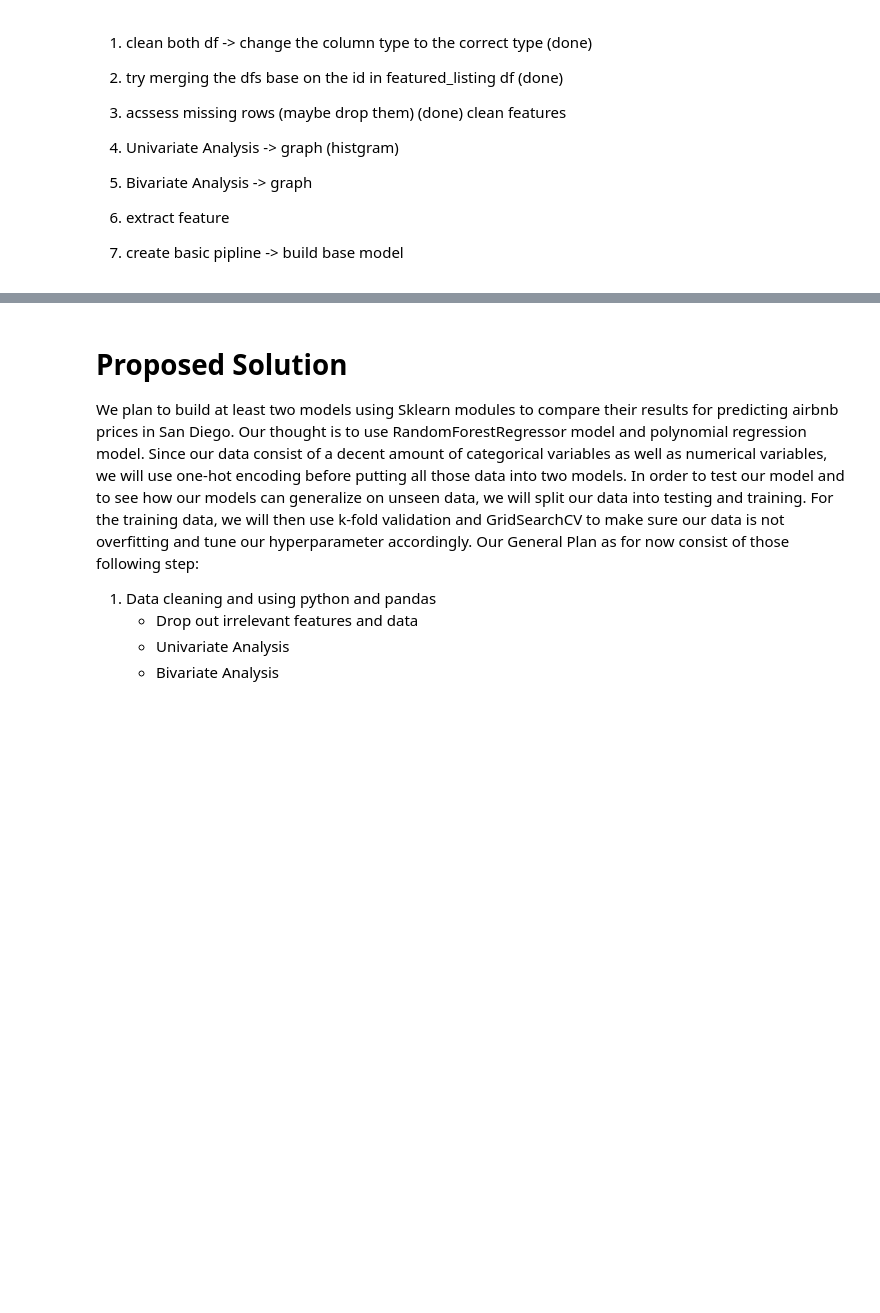
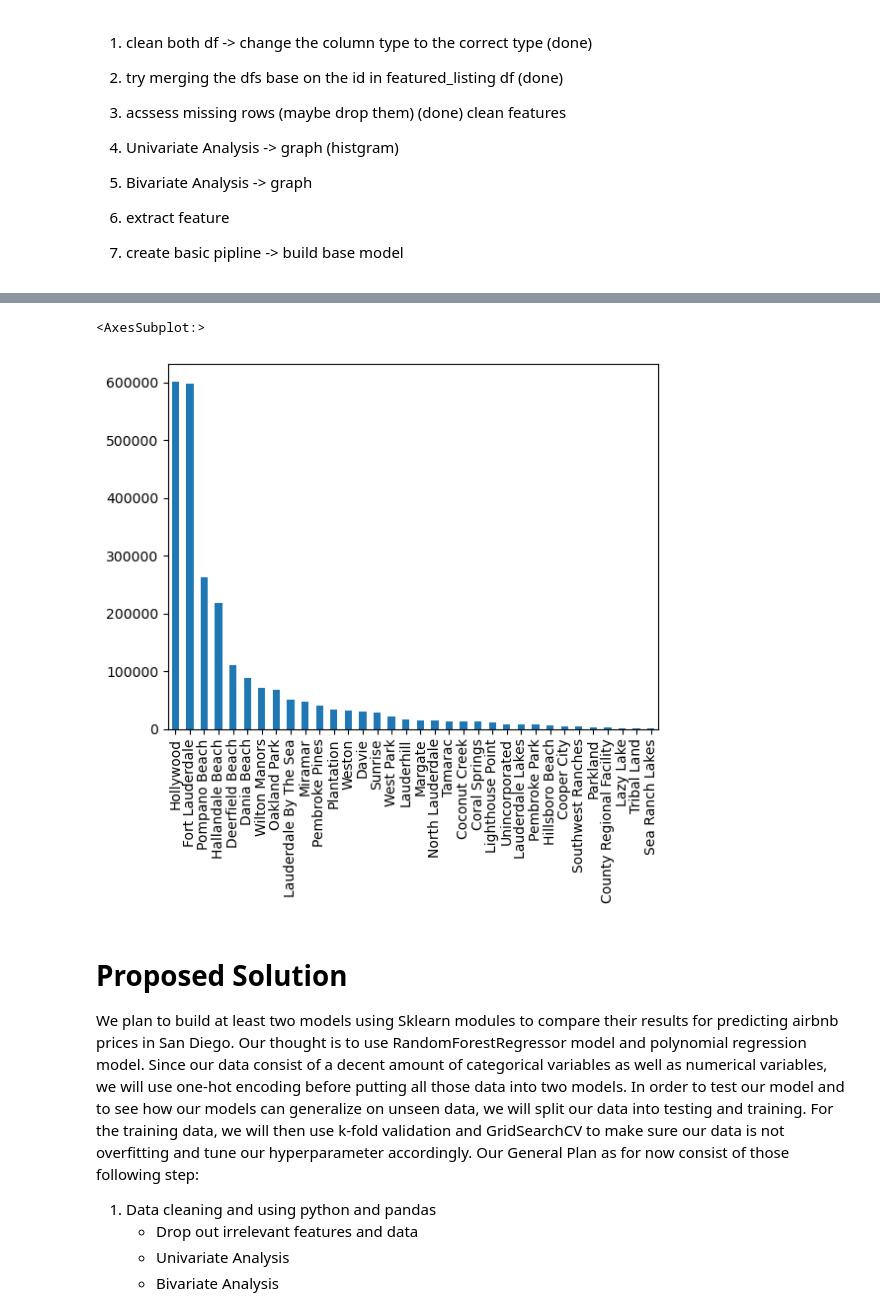
Before and after one commit to COGS118A/Group004-SP23, a Jupyter notebook: Checkpoint_Group004-SP23.ipynb, the cells around one changed output, grey strips where cells are left out. Cells and saved outputs as stored; diff of their text form; code cells hidden in the pictures; blank space fills up the shorter version.

```diff
--- a/Checkpoint_Group004-SP23.ipynb
+++ b/Checkpoint_Group004-SP23.ipynb
@@ -180,3 +206,8 @@ merged_df.head()
+# %%
+merged_df["neighbourhood"].value_counts().plot(kind = 'bar')
+# %% [output]
+<AxesSubplot:>
+[figure, added]
 # %% [markdown]
 # Proposed Solution
 
```
Also changed, not shown: parts of 7 cells of this notebook.
